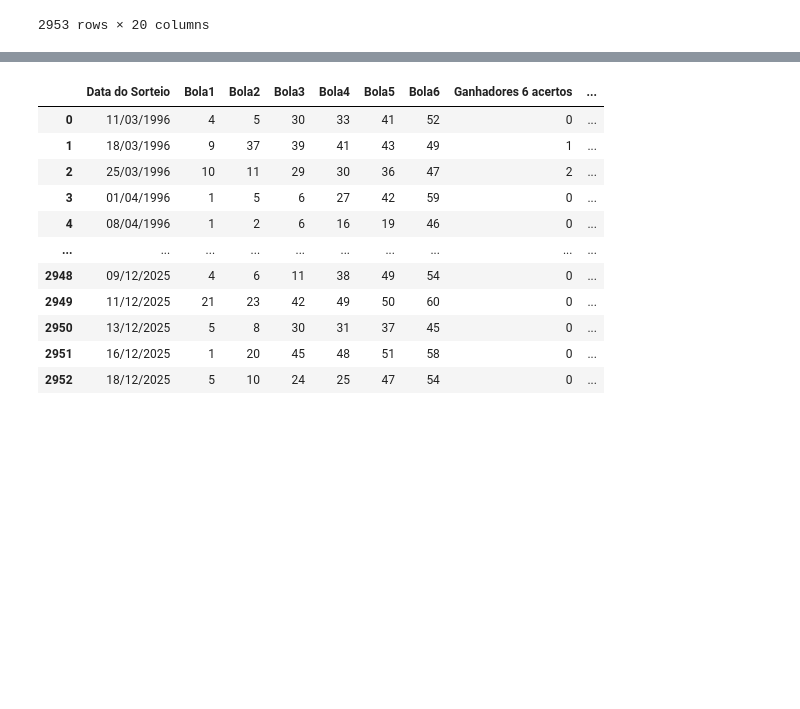
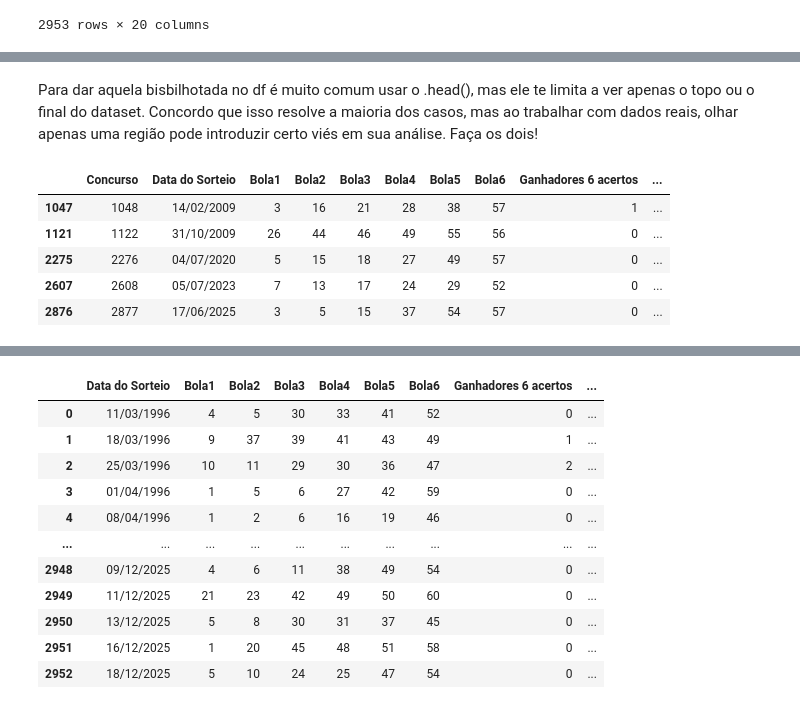
Before and after one commit to zf0rest/megasena_science, a Jupyter notebook: notebooks/analise.ipynb, the cells around one changed output, grey strips where cells are left out. Drawn from its saved outputs; the diff is of its cells as text; code cells hidden in the pictures; blank space fills up the shorter version.

```diff
--- a/notebooks/analise.ipynb
+++ b/notebooks/analise.ipynb
@@ -66,0 +34,12 @@ df.head(-10)
+# %% [markdown]
+Para dar aquela bisbilhotada no df é muito comum usar o .head(), mas ele te limita a ver apenas o topo ou o final do dataset. Concordo que isso resolve a maioria dos casos, mas ao trabalhar com dados reais, olhar apenas uma região pode introduzir certo viés em sua análise. Faça os dois!
+# %%
+np.random.seed(12) # definir a seed pra garantir reprodutibilidade
+df.sample(n=5).sort_values(by='Concurso') # gosto de ordenar a amostra pelo índice
+# %% [output]
+|  | Concurso | Data do Sorteio | Bola1 | Bola2 | Bola3 | Bola4 | Bola5 | Bola6 | Ganhadores 6 acertos | ... |
+| 1047 | 1048 | 14/02/2009 | 3 | 16 | 21 | 28 | 38 | 57 | 1 | ... |
+| 1121 | 1122 | 31/10/2009 | 26 | 44 | 46 | 49 | 55 | 56 | 0 | ... |
+| 2275 | 2276 | 04/07/2020 | 5 | 15 | 18 | 27 | 49 | 57 | 0 | ... |
+| 2607 | 2608 | 05/07/2023 | 7 | 13 | 17 | 24 | 29 | 52 | 0 | ... |
+| 2876 | 2877 | 17/06/2025 | 3 | 5 | 15 | 37 | 54 | 57 | 0 | ... |
```
Also changed, not shown: parts of 7 cells of this notebook, 1 other file.
